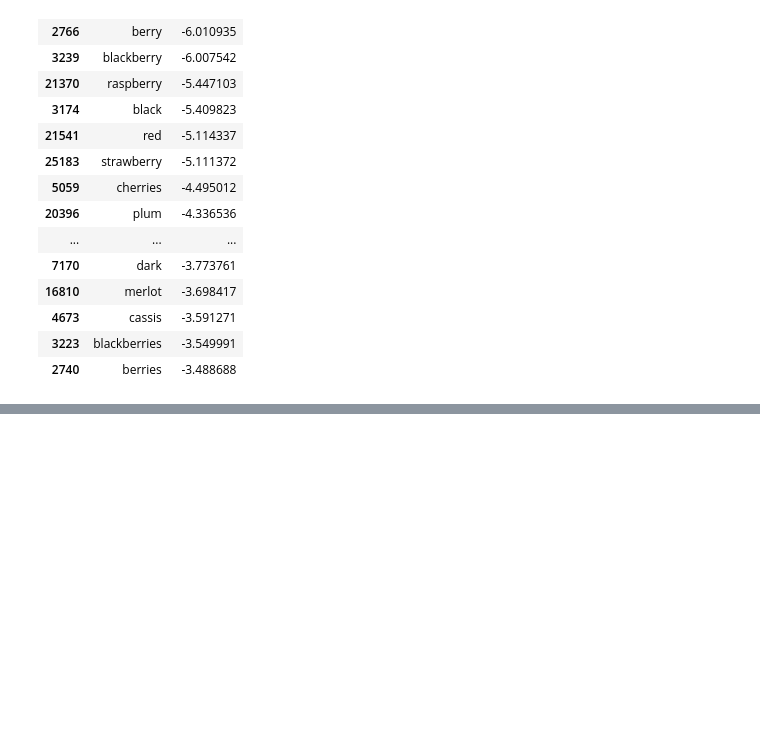
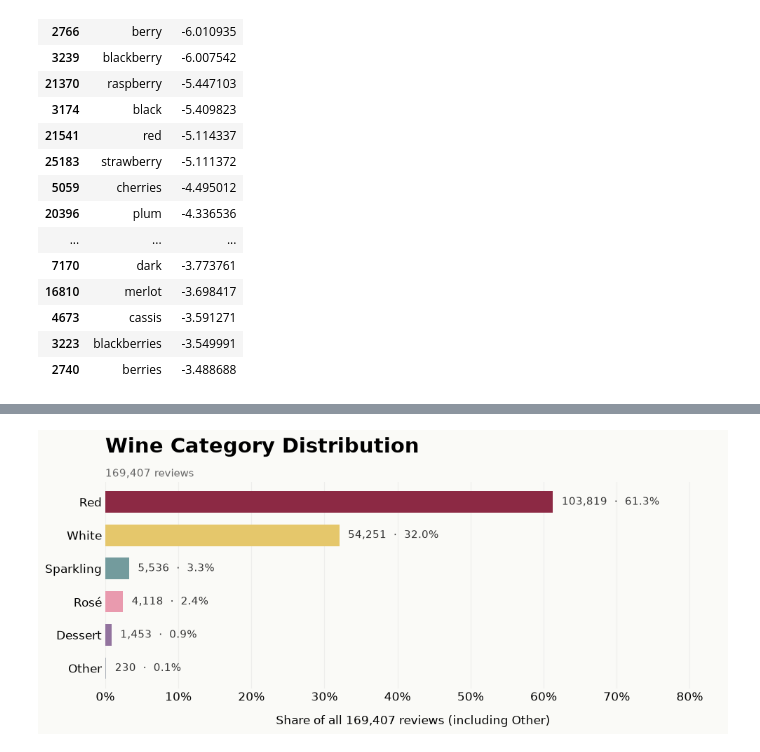
Before and after one commit to Dilraj112358/4401project3, a Jupyter notebook: minh_eda.ipynb, the cells around one changed output, grey strips where cells are left out. Cells and saved outputs as stored; diff of their text form; code cells hidden in the pictures; blank space fills up the shorter version.

```diff
--- a/minh_eda.ipynb
+++ b/minh_eda.ipynb
@@ -606,0 +934,81 @@ with plt.rc_context({"font.family": "DejaVu Sans", "font.size": 12}):
+# %%
+from pathlib import Path
+import pandas as pd
+import matplotlib.pyplot as plt
+import matplotlib.ticker as mtick
+
+wine_intro_distribution_data = pd.read_parquet(
+    Path.cwd() / 'df_with_color.parquet', columns=['color']
+)
+wine_intro_distribution_labels = (
+    wine_intro_distribution_data['color'].astype('string').str.strip().str.lower()
+    .replace('', pd.NA).fillna('missing')
+)
+wine_intro_distribution_counts = wine_intro_distribution_labels.value_counts()
+wine_intro_total_reviews = len(wine_intro_distribution_data)
+assert wine_intro_total_reviews > 0
+assert wine_intro_distribution_counts.sum() == wine_intro_total_reviews
+wine_intro_distribution_shares = wine_intro_distribution_counts / wine_intro_total_reviews
+assert abs(wine_intro_distribution_shares.sum() - 1) < 1e-12
+wine_intro_category_titles = {
+    'red': 'Red', 'white': 'White', 'rose': 'Rosé', 'sparkling': 'Sparkling',
+    'dessert': 'Dessert', 'other': 'Other', 'missing': 'Missing',
+}
+wine_intro_distribution_table = pd.DataFrame({
+    'Category': [wine_intro_category_titles.get(value, value.title())
+                 for value in wine_intro_distribution_counts.index],
+    'Reviews': wine_intro_distribution_counts.to_numpy(),
+    'Share of all reviews': wine_intro_distribution_shares.to_numpy(),
+})
+display(
+    HTML(wine_intro_distribution_table.to_html(index=False, border=0, formatters={
+        'Reviews': '{:,d}'.format, 'Share of all reviews': '{:.1%}'.format,
+    }))
+)
+
+wine_intro_palette = {
+    'red': '#8C2944', 'white': '#E5C76B', 'rose': '#E99AAE',
+    'sparkling': '#739B9D', 'dessert': '#92739E', 'other': '#AAB0B8',
+    'missing': '#CACED1',
+}
+with plt.rc_context({'font.family': 'DejaVu Sans', 'font.size': 12}):
+    wine_intro_fig, wine_intro_ax = plt.subplots(
+        figsize=(10, max(4.5, len(wine_intro_distribution_counts) * 0.7)),
+        facecolor='#FAFAF7',
+    )
+    wine_intro_ax.set_facecolor('#FAFAF7')
+    wine_intro_bars = wine_intro_ax.barh(
+        wine_intro_distribution_table['Category'], wine_intro_distribution_shares,
+        color=[wine_intro_palette.get(value, '#739B9D')
+               for value in wine_intro_distribution_counts.index], height=0.65,
+    )
+    wine_intro_ax.invert_yaxis()
+    for wine_intro_bar, wine_intro_count, wine_intro_share in zip(
+        wine_intro_bars, wine_intro_distribution_counts, wine_intro_distribution_shares
+    ):
+        wine_intro_ax.text(
+            wine_intro_share + 0.012,
+            wine_intro_bar.get_y() + wine_intro_bar.get_height() / 2,
+            f'{wine_intro_count:,}  ·  {wine_intro_share:.1%}',
+            va='center', fontsize=11, color='#333333',
+        )
+    wine_intro_ax.set_title(
+        'Wine Category Distribution', loc='left', fontsize=21, fontweight='bold', pad=30
+    )
+    wine_intro_ax.text(
+        0, 1.025, f'{wine_intro_total_reviews:,} reviews',
+        transform=wine_intro_ax.transAxes, fontsize=11, color='#666666',
+    )
+    wine_intro_ax.set_xlabel(
+        f'Share of all {wine_intro_total_reviews:,} reviews (including Other)', labelpad=12
+    )
+    wine_intro_ax.xaxis.set_major_formatter(mtick.PercentFormatter(1))
+    wine_intro_ax.set_xlim(0, wine_intro_distribution_shares.max() + 0.23)
+    wine_intro_ax.set_axisbelow(True)
+    wine_intro_ax.grid(axis='x', alpha=0.15)
+    wine_intro_ax.tick_params(axis='both', length=0)
+    for wine_intro_spine in wine_intro_ax.spines.values():
+        wine_intro_spine.set_visible(False)
+    plt.tight_layout()
+    plt.show()
+# %% [output]
@@ -606,0 +1022 @@ with plt.rc_context({"font.family": "DejaVu Sans", "font.size": 12}):
+[figure, added]
```
Also changed, not shown: parts of 9 cells of this notebook.
